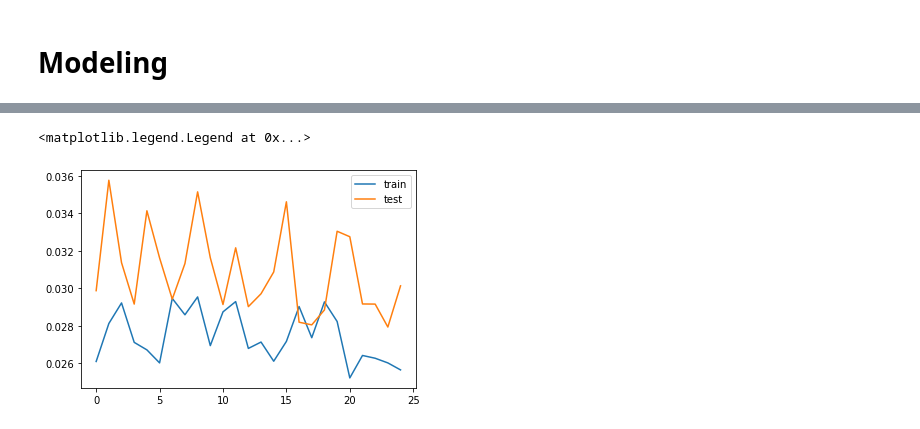
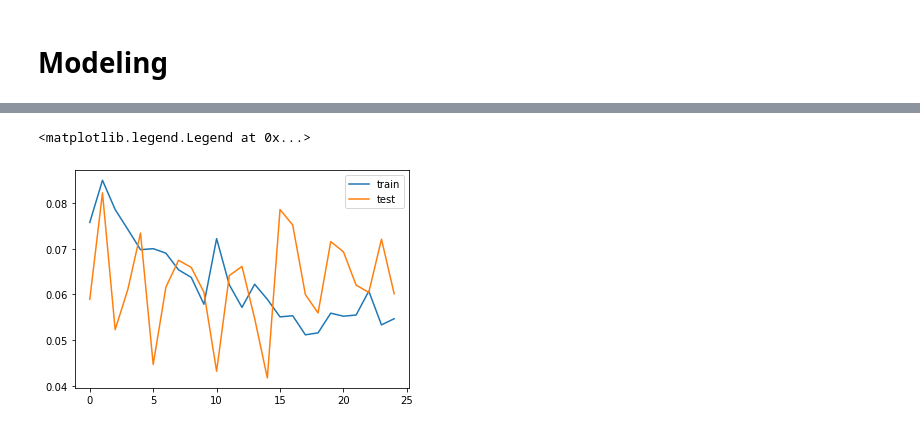
Before and after one commit to saakethkoka/ML-Lab5, a Jupyter notebook: main.ipynb, the cells around one changed output, grey strips where cells are left out. Saved outputs shown, nothing was run; the diff lists cells and outputs as text; code cells hidden in the pictures.

Commit message:
pushing progress

```diff
--- a/main.ipynb
+++ b/main.ipynb
@@ -345,7 +347,7 @@ for col in categorical_headers:
     features[col] = encoders[col].fit_transform(features[col])
 # %%
 # stratified split 80-20:
-X_train, X_test, y_train, y_test = train_test_split(features, target, test_size=0.2, random_state=0, stratify=target)
+X_train, X_test, y_train, y_test = train_test_split(features, target, test_size=0.4, random_state=0, stratify=target)
 # %% [markdown]
 # Modeling
 # %%
@@ -360,7 +366,5 @@ numerical_features_test = X_test[numerical_headers]
 # %%
-X_crossed = crossed_features_train.to_numpy()
-X_cat = categorical_features_train.to_numpy()
-X_num = numerical_features_train.to_numpy()
+%%time
 # Keras input:
 from tensorflow.keras.layers import Input, Dense, concatenate, Embedding
 from tensorflow.keras.models import Model
@@ -422,6 +426,21 @@ final_branch = concatenate([wide_branch, deep_branch],
                            name='concat_deep_wide')
 final_branch = Dense(units=1,activation='sigmoid', name='combined')(final_branch)
 
-model = Model(inputs=[input_crossed,input_cat,input_num],outputs=final_branch)
+model1 = Model(inputs=[input_crossed,input_cat,input_num],outputs=final_branch)
 
-# scores = CrossValidation(model, X_cat, X_num, X_crossed, target.values, epochs=15, batch_size=1024, verbose=0)
+class_weight = {0: 1,
+                1: 30}
+
+model1.compile(optimizer='adam',
+              loss='binary_crossentropy',
+              metrics=[false_omission_rate, keras.metrics.Recall()])
+
+# lets also add the history variable to see how we are doing
+# and lets add a validation set to keep track of our progress
+history1 = model1.fit([X_crossed,X_cat,X_num],
+                    y_train,
+                    class_weight=class_weight,
+                    validation_data=([crossed_features_test.to_numpy(), categorical_features_test.to_numpy(), numerical_features_test.to_numpy()], y_test),
+                    epochs=25,
+                    batch_size=512,
+                    verbose=0)
@@ -464,8 +450,8 @@ Wall time: 12 s
 # %%
 # plot history:
-plt.plot(history.history['false_omission_rate'], label='train')
-plt.plot(history.history['val_false_omission_rate'], label='test')
+plt.plot(history1.history['false_omission_rate'], label='train')
+plt.plot(history1.history['val_false_omission_rate'], label='test')
 plt.legend()
 # %% [output]
 <matplotlib.legend.Legend at 0x...>
-[figure, old version]
+[figure, new version]
```
Also changed, not shown: parts of 10 cells of this notebook.
